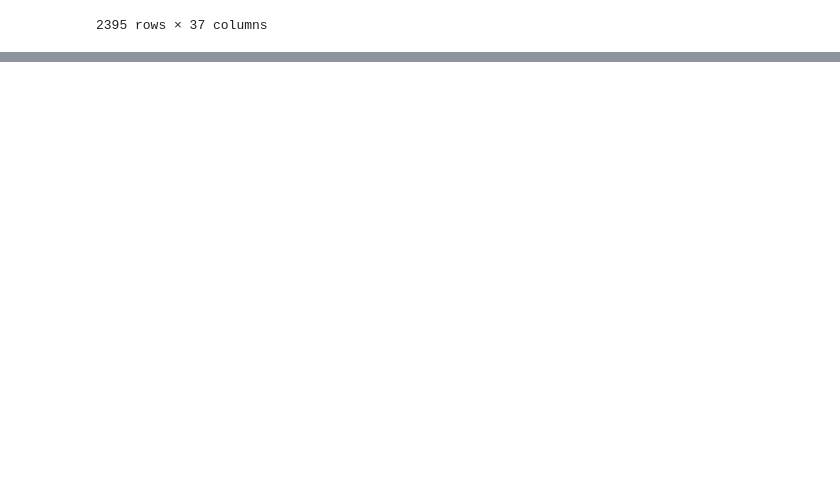
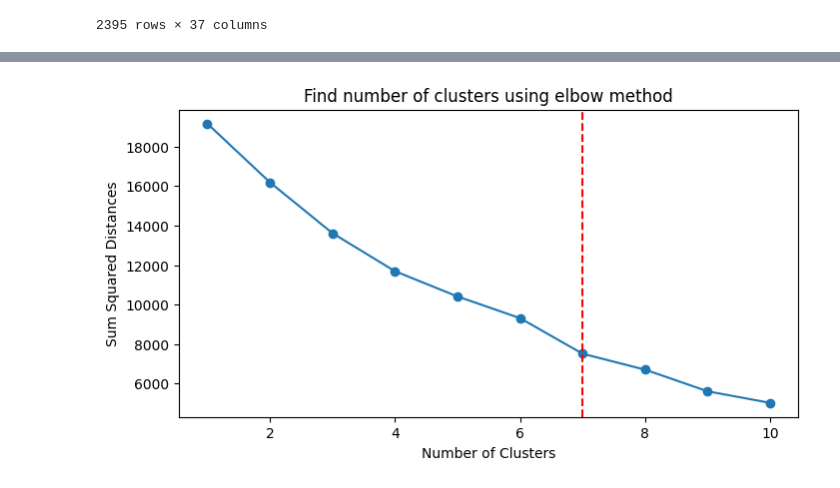
Before and after one commit to colinsutedja/Foodbook, a Jupyter notebook: dataset/clean_data.ipynb, the cells around one changed output, grey strips where cells are left out. Cells and saved outputs as stored; diff of their text form; code cells hidden in the pictures; blank space fills up the shorter version.

Commit message:
kmeans clustering

```diff
--- a/dataset/clean_data.ipynb
+++ b/dataset/clean_data.ipynb
@@ -10,8 +18,8 @@ data1.shape, data2.shape, data3.shape, data4.shape, data5.shape
 # %% [output]
 ((551, 37), (319, 37), (571, 37), (232, 37), (722, 37))
 # %%
-data = pd.concat([data1, data2, data3, data4, data5], ignore_index=True)
-data
+df = pd.concat([data1, data2, data3, data4, data5], ignore_index=True)
+df
 # %% [output]
 |  | Unnamed: 0.1 | Unnamed: 0 | food | Caloric Value | Fat | Saturated Fats | Monounsaturated Fats | ... |
 | 0 | 0 | 0 | cream cheese | 51 | 5.000 | 2.900 | 1.300 | ... |
@@ -28,0 +57,4 @@ data
+# %%
+# 8 features of data frame
+X = df[['Fat', 'Saturated Fats', 'Carbohydrates', 'Sugars', 'Protein', 'Dietary Fiber', 'Cholesterol', 'Sodium']]
+X
@@ -28,0 +75,5 @@ data
+# %%
+# standardize data
+scaler = StandardScaler()
+X_scaled = scaler.fit_transform(X)
+X_scaled
@@ -28,0 +94,21 @@ data
+# %%
+# find best number of clusters using elbow plot
+range_n_clusters = range(1, 11)
+sum_squared_dist = []
+
+for n in range_n_clusters:
+    kmeans = KMeans(n_clusters=n, random_state=42)
+    kmeans.fit(X_scaled)
+    sum_squared_dist.append(kmeans.inertia_)
+
+location = KneeLocator(range_n_clusters, sum_squared_dist, S=1.0, curve="convex", direction="decreasing")
+
+plt.figure(figsize=(8, 4))
+plt.plot(range_n_clusters, sum_squared_dist, marker='o')
+plt.axvline(location.elbow, color="red", linestyle="--")
+plt.title('Find number of clusters using elbow method')
+plt.xlabel('Number of Clusters')
+plt.ylabel('Sum Squared Distances')
+plt.show()
+# %% [output]
+[figure, added]
```
Also changed, not shown: parts of 9 cells of this notebook, 1 other file.
